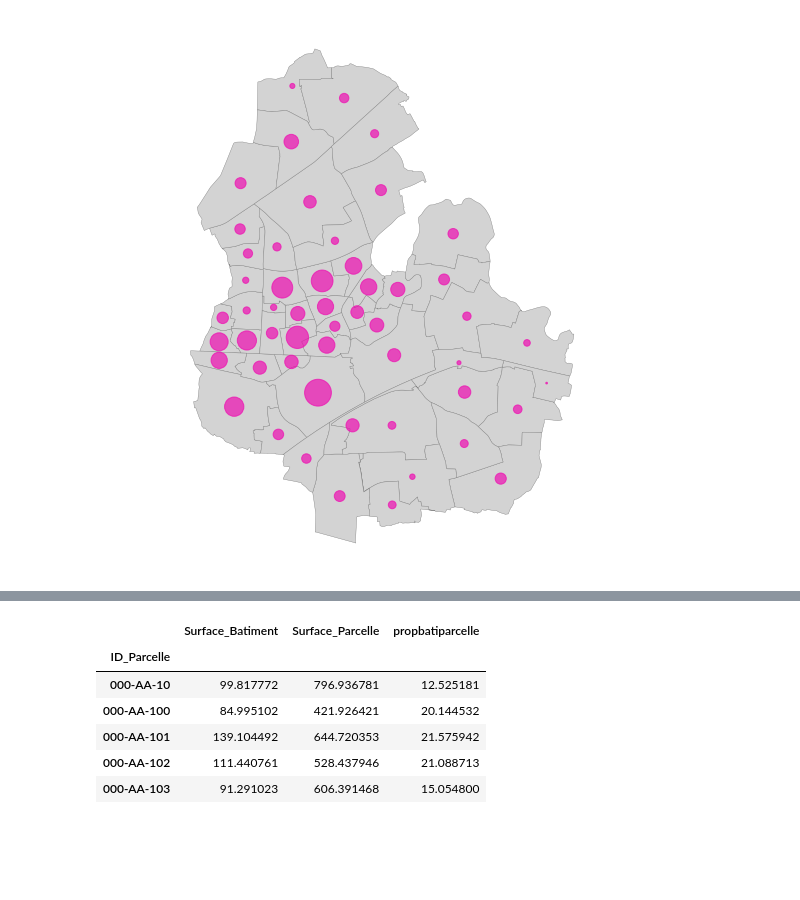
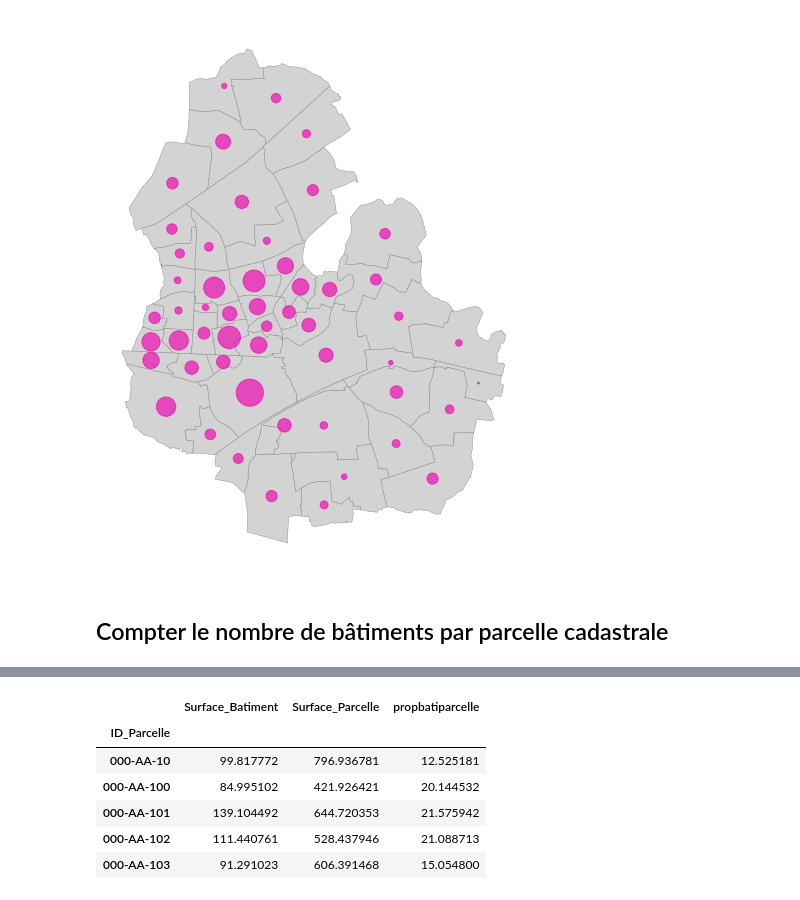
Before and after one commit to mastersigat/GeoPandas, a Jupyter notebook: Cadastre.ipynb, the cells around one changed output, grey strips where cells are left out. Drawn from its saved outputs; the diff is of its cells as text; code cells hidden in the pictures; blank space fills up the shorter version.

```diff
--- a/Cadastre.ipynb
+++ b/Cadastre.ipynb
@@ -346,20 +318,18 @@ Sections.head()
 # %%
 # Faire une carte pour représenter le nombre de batiments pas section cadastrale
 
 SectionsCentro = Sections.copy()
 SectionsCentro.geometry = SectionsCentro['geometry'].centroid
 
-
-map3, ax = plt.subplots(figsize=(10,10))
+map3, ax = plt.pyplot.subplots(figsize=(10,10))
 Sections.plot(ax=ax, color="lightgray", edgecolor="grey", linewidth=0.4)
 SectionsCentro.plot(ax=ax,color="#ee0db1", markersize="NbBatis",alpha=0.7, categorical=False, legend=True)
 ax.axis("off")
-plt.axis("equal")
-plt.show()
-
-map3.savefig("map3.png")
+plt.pyplot.show()
 # %% [output]
-[figure, old version]
+[figure, new version]
+# %% [markdown]
+## Compter le nombre de bâtiments par parcelle cadastrale
 # %%
 # Calculer le Nombre de batiments par parcelle cadastrale
 
```
Also changed, not shown: parts of 62 cells of this notebook.
